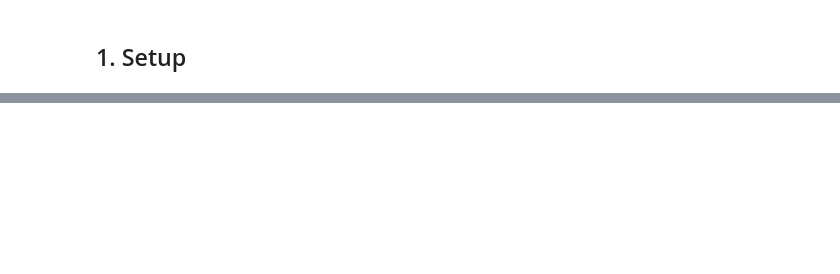
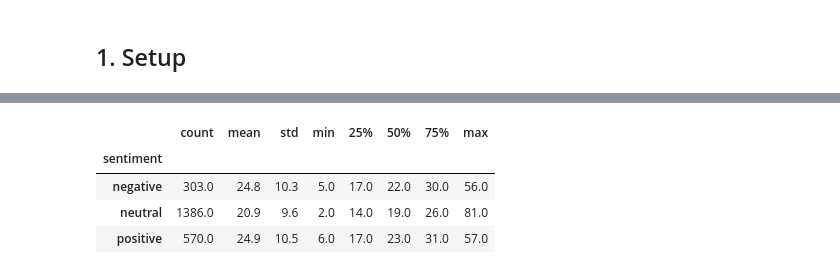
Before and after one commit to psuranUSD/USD-AAI-520-Final-Project-Group-10, a Jupyter notebook: notebooks/01_eda.ipynb, the cells around one changed output, grey strips where cells are left out. Saved outputs shown, nothing was run; the diff lists cells and outputs as text; code cells hidden in the pictures; blank space fills up the shorter version.

```diff
--- a/notebooks/01_eda.ipynb
+++ b/notebooks/01_eda.ipynb
@@ -298,0 +92,9 @@ print(f"- {TICKER}: {len(prices)} trading days; 2y total return {stats['total re
+# %%
+allagree["n_words"] = allagree["sentence"].str.split().str.len()
+allagree["n_words"].groupby(allagree["sentiment"]).describe().round(1)
+# %% [output]
+|  | count | mean | std | min | 25% | 50% | 75% | max |
+| sentiment |  |  |  |  |  |  |  |  |
+| negative | 303.0 | 24.8 | 10.3 | 5.0 | 17.0 | 22.0 | 30.0 | 56.0 |
+| neutral | 1386.0 | 20.9 | 9.6 | 2.0 | 14.0 | 19.0 | 26.0 | 81.0 |
+| positive | 570.0 | 24.9 | 10.5 | 6.0 | 17.0 | 23.0 | 31.0 | 57.0 |
```
Also changed, not shown: parts of 34 cells of this notebook, 7 other files.
